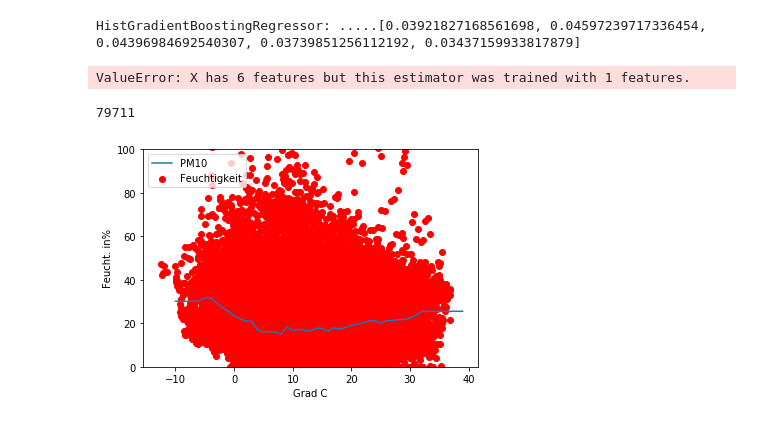
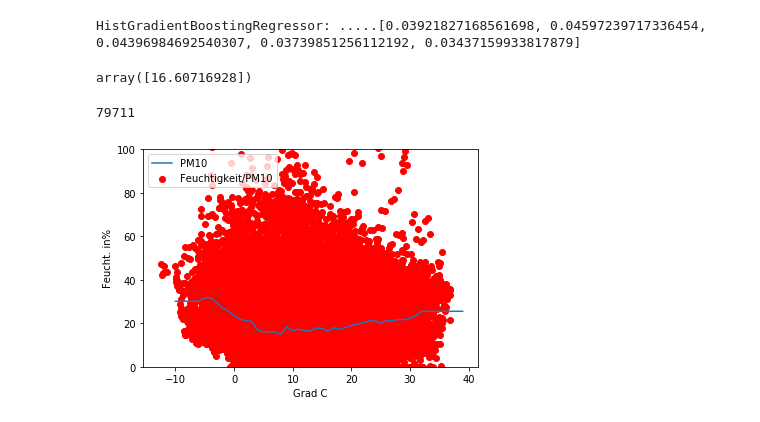
Before and after one commit to jmoehler/ParticularMatterAnalysis, a Jupyter notebook: notebooks/regressions/Temp_PM10Regression.ipynb, the cells around one changed output. Cells and saved outputs as stored; diff of their text form; code cells hidden in the pictures.

```diff
--- a/notebooks/regressions/Temp_PM10Regression.ipynb
+++ b/notebooks/regressions/Temp_PM10Regression.ipynb
@@ -189,9 +189,9 @@ for model in methods:
 # %% [output]
 HistGradientBoostingRegressor: .....[0.03921827168561698, 0.04597239717336454, 0.04396984692540307, 0.03739851256112192, 0.03437159933817879]
 # %%
-bestModel.predict([[1574763000,30,60,20,1000,10]])
+bestModel.predict([[10]])
 # %% [output]
-ValueError: X has 6 features but this estimator was trained with 1 features.
+array([16.60716928])
 # %%
 len(pd.DataFrame(df1))
 # %% [output]
@@ -201,7 +201,7 @@ x = pd.DataFrame(df1[['Temp. (°C)-Mittel']])
 #y = pd.DataFrame(df1['Feuchte (%)-Mittel'])
 y = pd.DataFrame(df1['PM10 (µg/m³)-Mittel'])
 
-temp0= np.arange(-10,40)
+temp0= range(-10,40)
 temp = []
 for i in range(len(temp0)):
     temp.append([temp0[i]])
@@ -209,12 +209,12 @@ feucht = bestModel.predict(temp)
 # %%
 plt.plot(temp0, feucht)
 plt.scatter(x,y, color = 'red')
 axes = plt.gca()
 axes.set_ylim([0,100])
-plt.legend(['PM10', 'Feuchtigkeit'], loc=2)
+plt.legend(['PM10', 'Feuchtigkeit/PM10'], loc=2)
 plt.xlabel("Grad C")
 plt.ylabel("Feucht. in%")
 
 plt.show()
 # %% [output]
-[figure, old version]
+[figure, new version]
```
Also changed, not shown: 2 other files.
